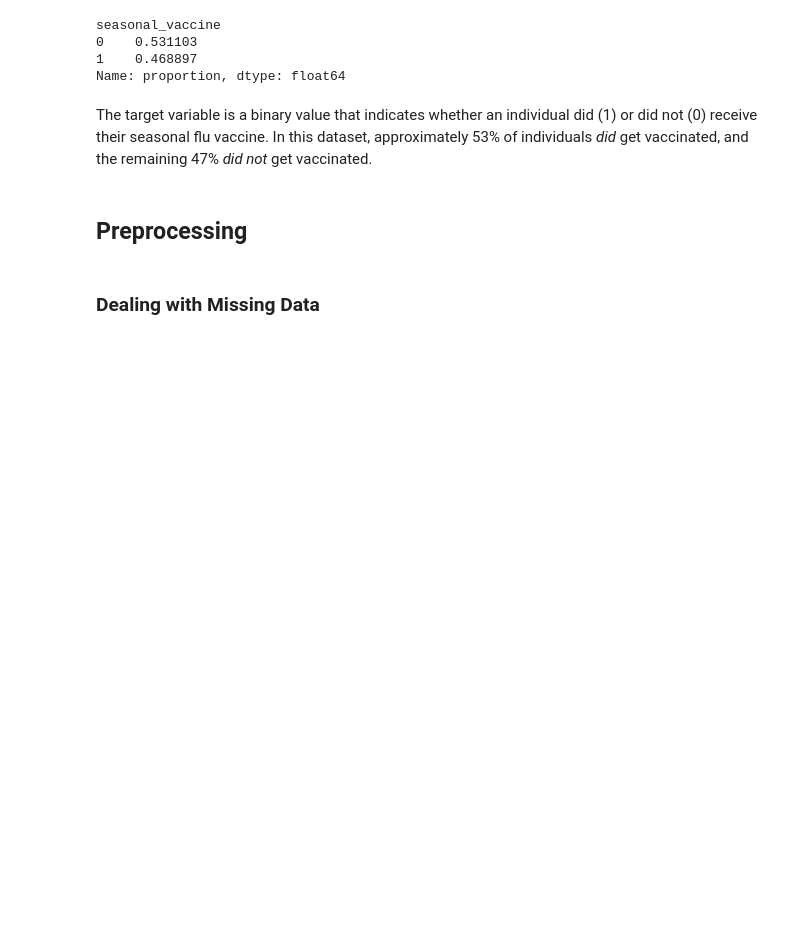
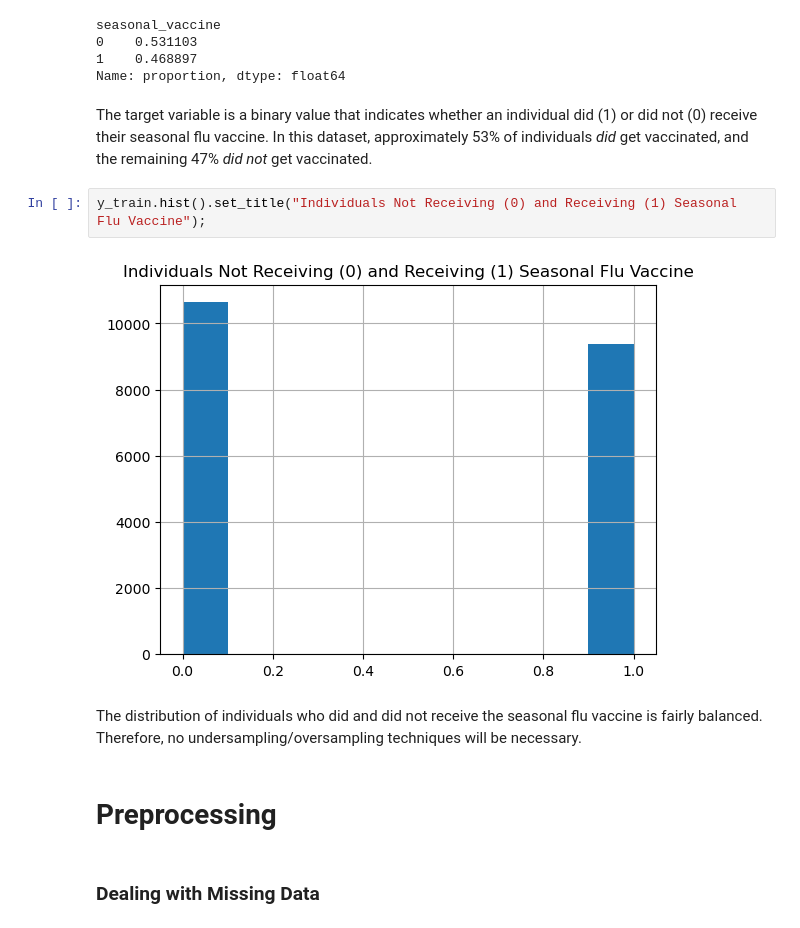
Before and after one commit to ccsurratt/seasonal_flu_vaccine_model, a Jupyter notebook: seasonal_flu_vaccine_predictive_model.ipynb, the cells around one changed output. Drawn from its saved outputs; the diff is of its cells as text; blank space fills up the shorter version.

```diff
--- a/seasonal_flu_vaccine_predictive_model.ipynb
+++ b/seasonal_flu_vaccine_predictive_model.ipynb
@@ -117,8 +130,14 @@ seasonal_vaccine
 Name: proportion, dtype: float64
 # %% [markdown]
 The target variable is a binary value that indicates whether an individual did (1) or did not (0) receive their seasonal flu vaccine. In this dataset, approximately 53% of individuals _did_ get vaccinated, and the remaining 47% _did not_ get vaccinated.
+# %%
+y_train.hist().set_title("Individuals Not Receiving (0) and Receiving (1) Seasonal Flu Vaccine");
+# %% [output]
+[figure, added]
+# %% [markdown]
+The distribution of individuals who did and did not receive the seasonal flu vaccine is fairly balanced. Therefore, no undersampling/oversampling techniques will be necessary.
 # %% [markdown]
-## Preprocessing
+# Preprocessing
 # %% [markdown]
 ### Dealing with Missing Data
 # %% [markdown]
```
Also changed, not shown: parts of 5 cells of this notebook.
